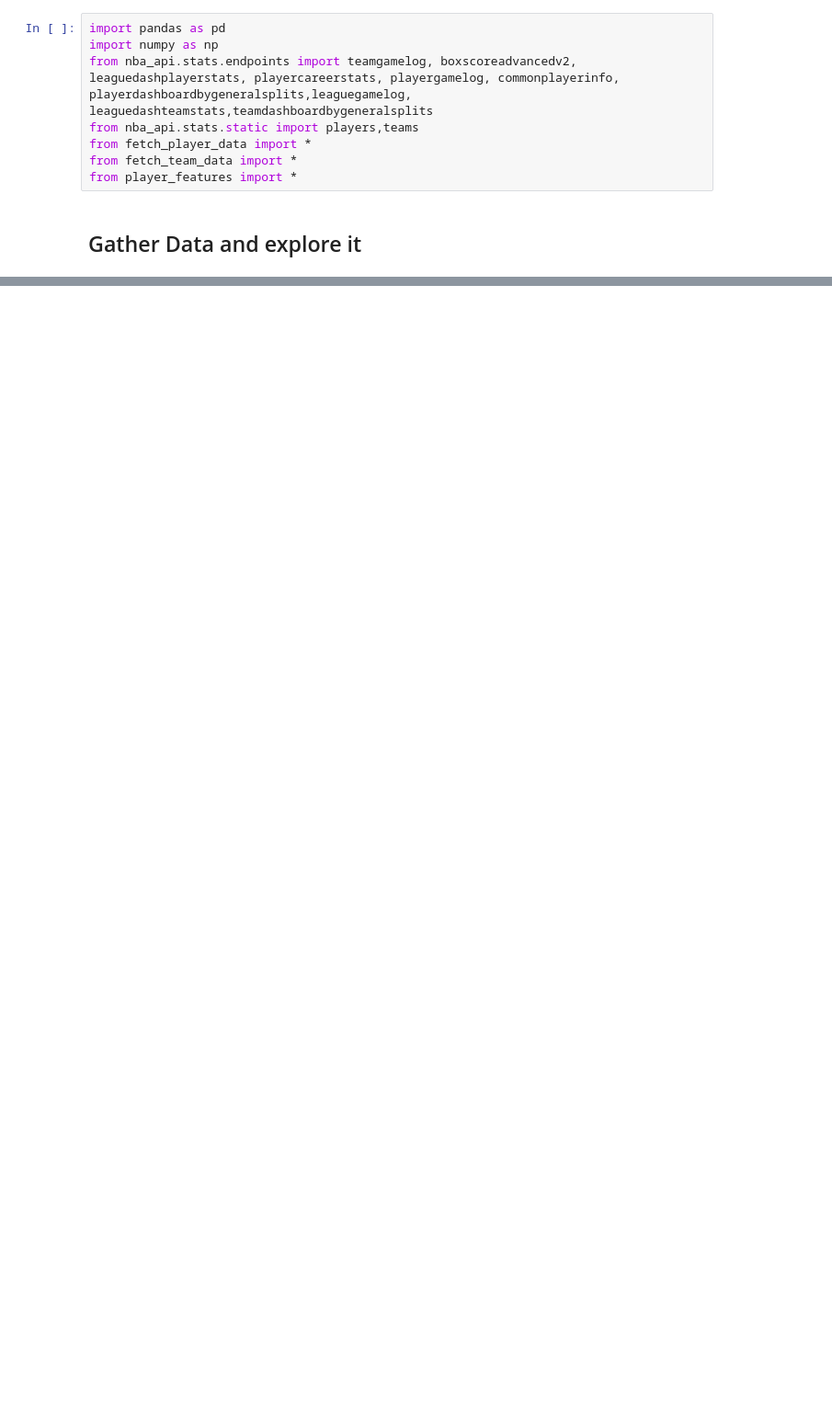
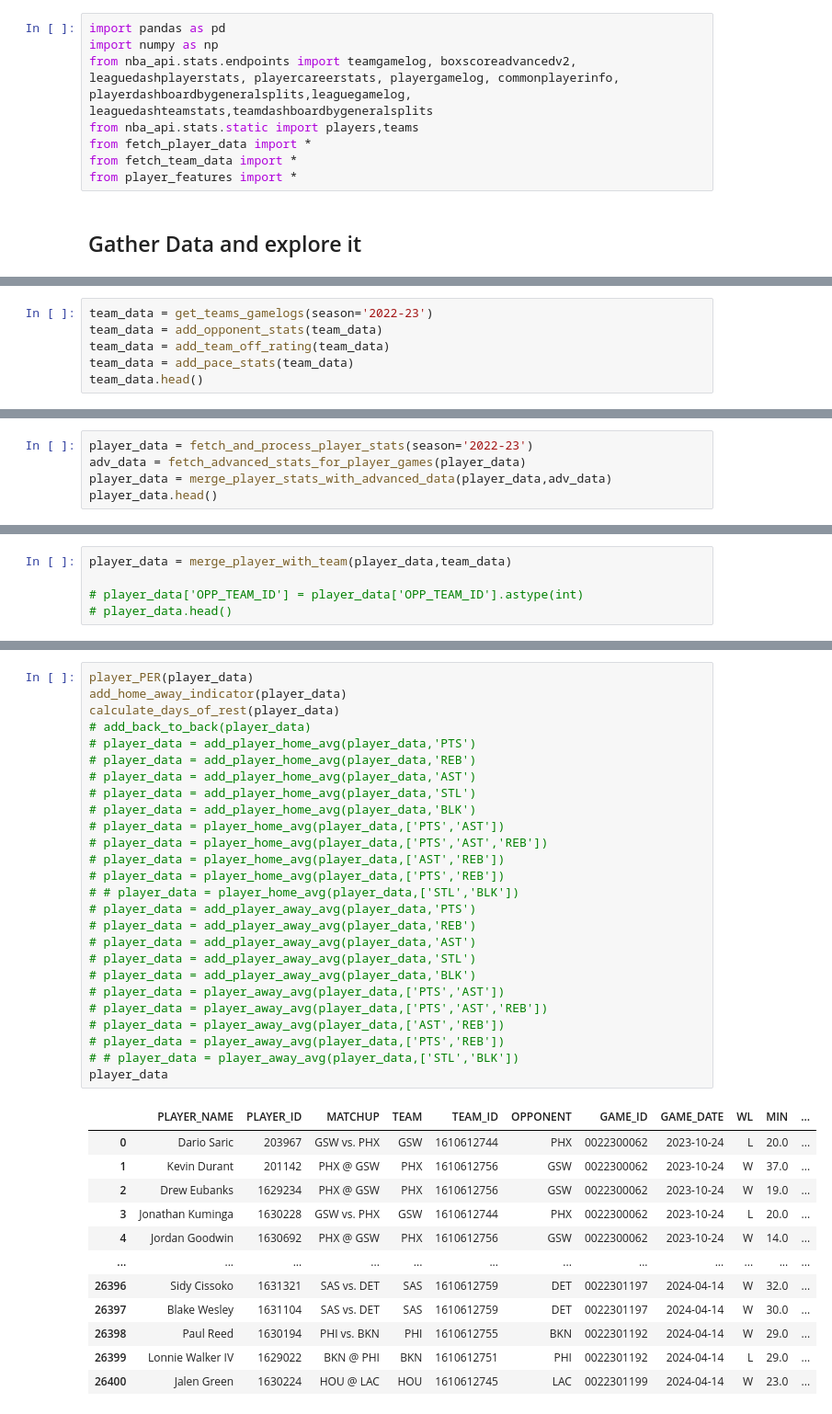
Before and after one commit to spon7ge/HoopsVista, a Jupyter notebook: PrizePicks/PlayerFunctions/TESTING.ipynb, the cells around one changed output, grey strips where cells are left out. Shown at 92% size. Drawn from its saved outputs; the diff is of its cells as text; blank space fills up the shorter version.

Commit message:
made slight adjustments, now just trying to gather all my data and update combined files with the new columns

```diff
--- a/PrizePicks/PlayerFunctions/TESTING.ipynb
+++ b/PrizePicks/PlayerFunctions/TESTING.ipynb
@@ -167,0 +33,6 @@ plt.show()
+# %%
+team_data = get_teams_gamelogs(season='2022-23')
+team_data = add_opponent_stats(team_data)
+team_data = add_team_off_rating(team_data)
+team_data = add_pace_stats(team_data)
+team_data.head()
@@ -167,0 +69,5 @@ plt.show()
+# %%
+player_data = fetch_and_process_player_stats(season='2022-23')
+adv_data = fetch_advanced_stats_for_player_games(player_data)
+player_data = merge_player_stats_with_advanced_data(player_data,adv_data)
+player_data.head()
@@ -167,0 +103,5 @@ plt.show()
+# %%
+player_data = merge_player_with_team(player_data,team_data)
+
+# player_data['OPP_TEAM_ID'] = player_data['OPP_TEAM_ID'].astype(int)
+# player_data.head()
@@ -167,0 +110,39 @@ plt.show()
+# %%
+player_PER(player_data)
+add_home_away_indicator(player_data)
+calculate_days_of_rest(player_data)
+# add_back_to_back(player_data)
+# player_data = add_player_home_avg(player_data,'PTS')
+# player_data = add_player_home_avg(player_data,'REB')
+# player_data = add_player_home_avg(player_data,'AST')
+# player_data = add_player_home_avg(player_data,'STL')
+# player_data = add_player_home_avg(player_data,'BLK')
+# player_data = player_home_avg(player_data,['PTS','AST'])
+# player_data = player_home_avg(player_data,['PTS','AST','REB'])
+# player_data = player_home_avg(player_data,['AST','REB'])
+# player_data = player_home_avg(player_data,['PTS','REB'])
+# # player_data = player_home_avg(player_data,['STL','BLK'])
+# player_data = add_player_away_avg(player_data,'PTS')
+# player_data = add_player_away_avg(player_data,'REB')
+# player_data = add_player_away_avg(player_data,'AST')
+# player_data = add_player_away_avg(player_data,'STL')
+# player_data = add_player_away_avg(player_data,'BLK')
+# player_data = player_away_avg(player_data,['PTS','AST'])
+# player_data = player_away_avg(player_data,['PTS','AST','REB'])
+# player_data = player_away_avg(player_data,['AST','REB'])
+# player_data = player_away_avg(player_data,['PTS','REB'])
+# # player_data = player_away_avg(player_data,['STL','BLK'])
+player_data
+# %% [output]
+|  | PLAYER_NAME | PLAYER_ID | MATCHUP | TEAM | TEAM_ID | OPPONENT | GAME_ID | GAME_DATE | WL | MIN | ... |
+| 0 | Dario Saric | 203967 | GSW vs. PHX | GSW | 1610612744 | PHX | 0022300062 | 2023-10-24 | L | 20.0 | ... |
+| 1 | Kevin Durant | 201142 | PHX @ GSW | PHX | 1610612756 | GSW | 0022300062 | 2023-10-24 | W | 37.0 | ... |
+| 2 | Drew Eubanks | 1629234 | PHX @ GSW | PHX | 1610612756 | GSW | 0022300062 | 2023-10-24 | W | 19.0 | ... |
+| 3 | Jonathan Kuminga | 1630228 | GSW vs. PHX | GSW | 1610612744 | PHX | 0022300062 | 2023-10-24 | L | 20.0 | ... |
+| 4 | Jordan Goodwin | 1630692 | PHX @ GSW | PHX | 1610612756 | GSW | 0022300062 | 2023-10-24 | W | 14.0 | ... |
+| ... | ... | ... | ... | ... | ... | ... | ... | ... | ... | ... | ... |
+| 26396 | Sidy Cissoko | 1631321 | SAS vs. DET | SAS | 1610612759 | DET | 0022301197 | 2024-04-14 | W | 32.0 | ... |
+| 26397 | Blake Wesley | 1631104 | SAS vs. DET | SAS | 1610612759 | DET | 0022301197 | 2024-04-14 | W | 30.0 | ... |
+| 26398 | Paul Reed | 1630194 | PHI vs. BKN | PHI | 1610612755 | BKN | 0022301192 | 2024-04-14 | W | 29.0 | ... |
+| 26399 | Lonnie Walker IV | 1629022 | BKN @ PHI | BKN | 1610612751 | PHI | 0022301192 | 2024-04-14 | L | 29.0 | ... |
+| 26400 | Jalen Green | 1630224 | HOU @ LAC | HOU | 1610612745 | LAC | 0022301199 | 2024-04-14 | W | 23.0 | ... |
```
Also changed, not shown: parts of 20 cells of this notebook, 2 other files.
